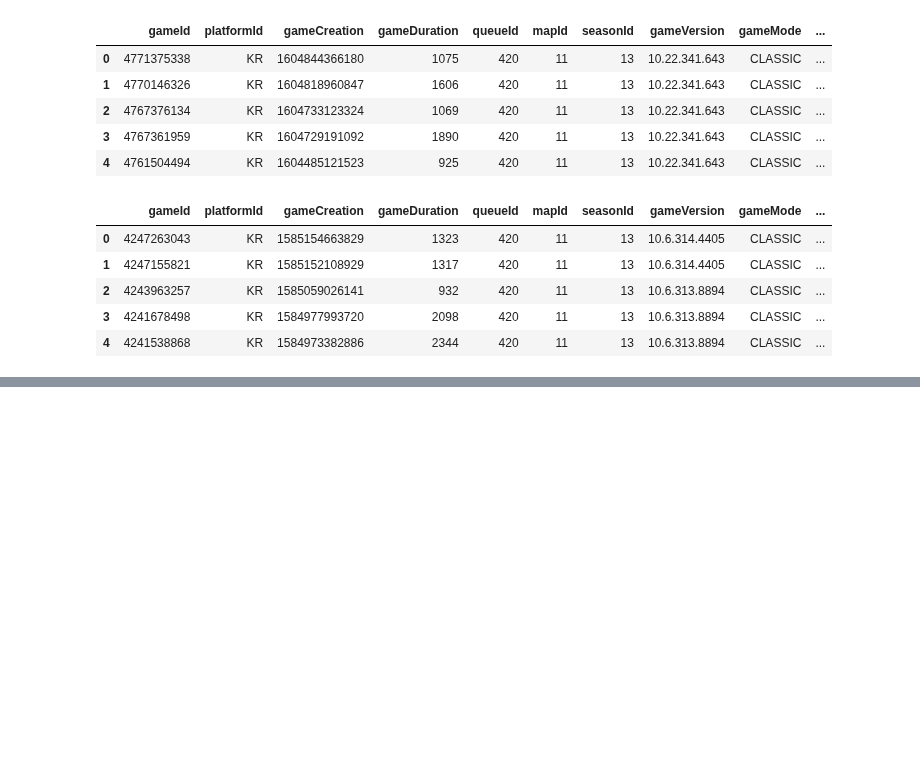
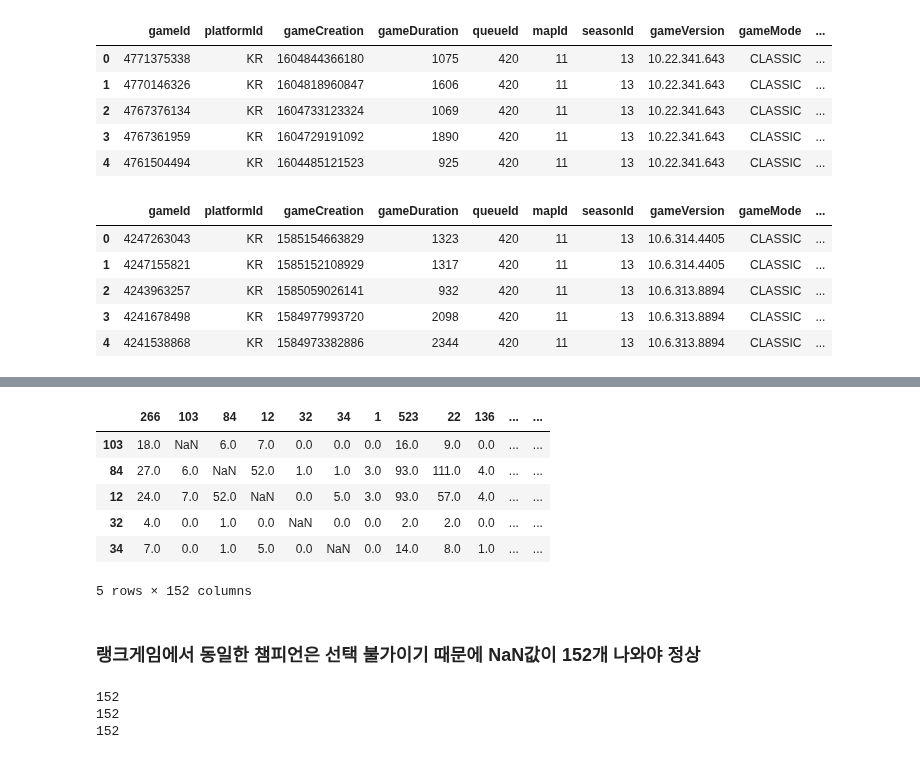
Before and after one commit to CSID-DGU/2020-2-OSSP-CP-DHL-3, a Jupyter notebook: src/DHL.ipynb, the cells around one changed output, grey strips where cells are left out. Drawn from its saved outputs; the diff is of its cells as text; code cells hidden in the pictures; blank space fills up the shorter version.

```diff
--- a/src/DHL.ipynb
+++ b/src/DHL.ipynb
@@ -266,3 +286,23 @@ with open('../data/numberWinsCombination.pickle', 'rb') as fr:
 # %%
 with open('../data/numberLosesCombination.pickle', 'rb') as fr:
     numberLosesCombination = pickle.load(fr)
+numberLosesCombination = pd.DataFrame(numberLosesCombination)
+numberLosesCombination.head()
+# %% [output]
+|  | 266 | 103 | 84 | 12 | 32 | 34 | 1 | 523 | 22 | 136 | ... | ... |
+| 103 | 18.0 | NaN | 6.0 | 7.0 | 0.0 | 0.0 | 0.0 | 16.0 | 9.0 | 0.0 | ... | ... |
+| 84 | 27.0 | 6.0 | NaN | 52.0 | 1.0 | 1.0 | 3.0 | 93.0 | 111.0 | 4.0 | ... | ... |
+| 12 | 24.0 | 7.0 | 52.0 | NaN | 0.0 | 5.0 | 3.0 | 93.0 | 57.0 | 4.0 | ... | ... |
+| 32 | 4.0 | 0.0 | 1.0 | 0.0 | NaN | 0.0 | 0.0 | 2.0 | 2.0 | 0.0 | ... | ... |
+| 34 | 7.0 | 0.0 | 1.0 | 5.0 | 0.0 | NaN | 0.0 | 14.0 | 8.0 | 1.0 | ... | ... |
+5 rows × 152 columns
+# %% [markdown]
+### 랭크게임에서 동일한 챔피언은 선택 불가이기 때문에 NaN값이 152개 나와야 정상
+# %%
+print(numberWinsChampion.isnull().sum().sum())
+print(numberWinsCombination.isnull().sum().sum())
+print(numberLosesCombination.isnull().sum().sum())
+# %% [output]
+152
+152
+152
```
Also changed, not shown: parts of 2 cells of this notebook.
